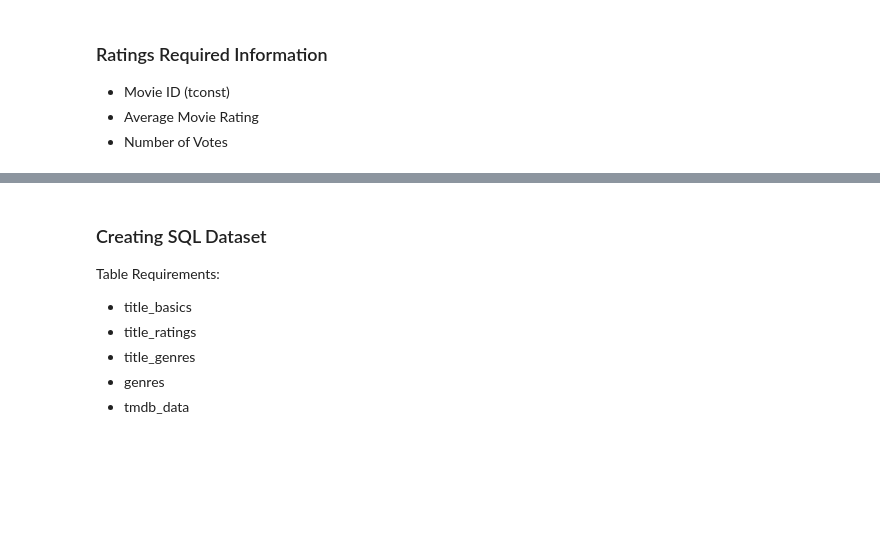
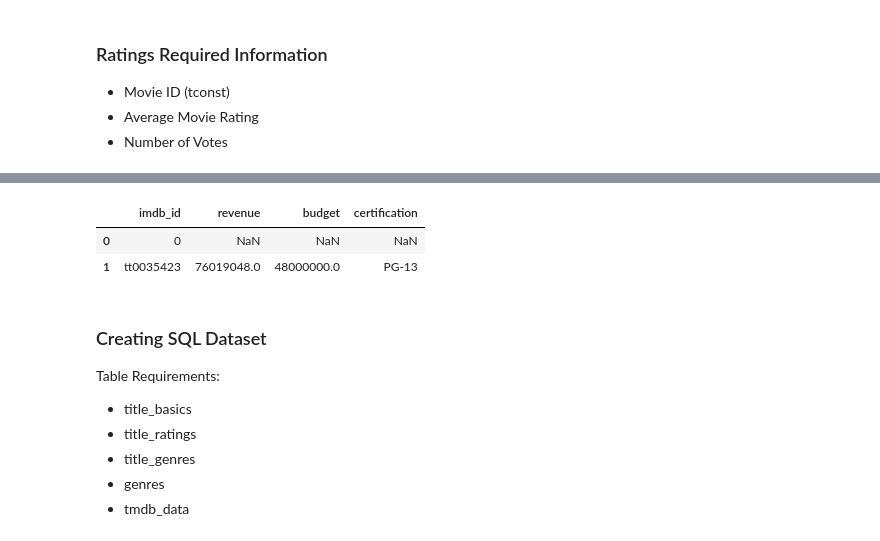
Before and after one commit to daisy-rivera/Movie-Analysis, a Jupyter notebook: TMDB_Project Part.3.ipynb, the cells around one changed output, grey strips where cells are left out. Saved outputs shown, nothing was run; the diff lists cells and outputs as text; code cells hidden in the pictures; blank space fills up the shorter version.

```diff
--- a/TMDB_Project Part.3.ipynb
+++ b/TMDB_Project Part.3.ipynb
@@ -102,3 +234,11 @@ ratings.info()
+# %%
+columns_to_keep = ['imdb_id','revenue','budget','certification']
+api_results = api_results[columns_to_keep]
+api_results.head(2)
+# %% [output]
+|  | imdb_id | revenue | budget | certification |
+| 0 | 0 | NaN | NaN | NaN |
+| 1 | tt0035423 | 76019048.0 | 48000000.0 | PG-13 |
 # %% [markdown]
 ### Creating SQL Dataset
 
```
Also changed, not shown: parts of 47 cells of this notebook.
